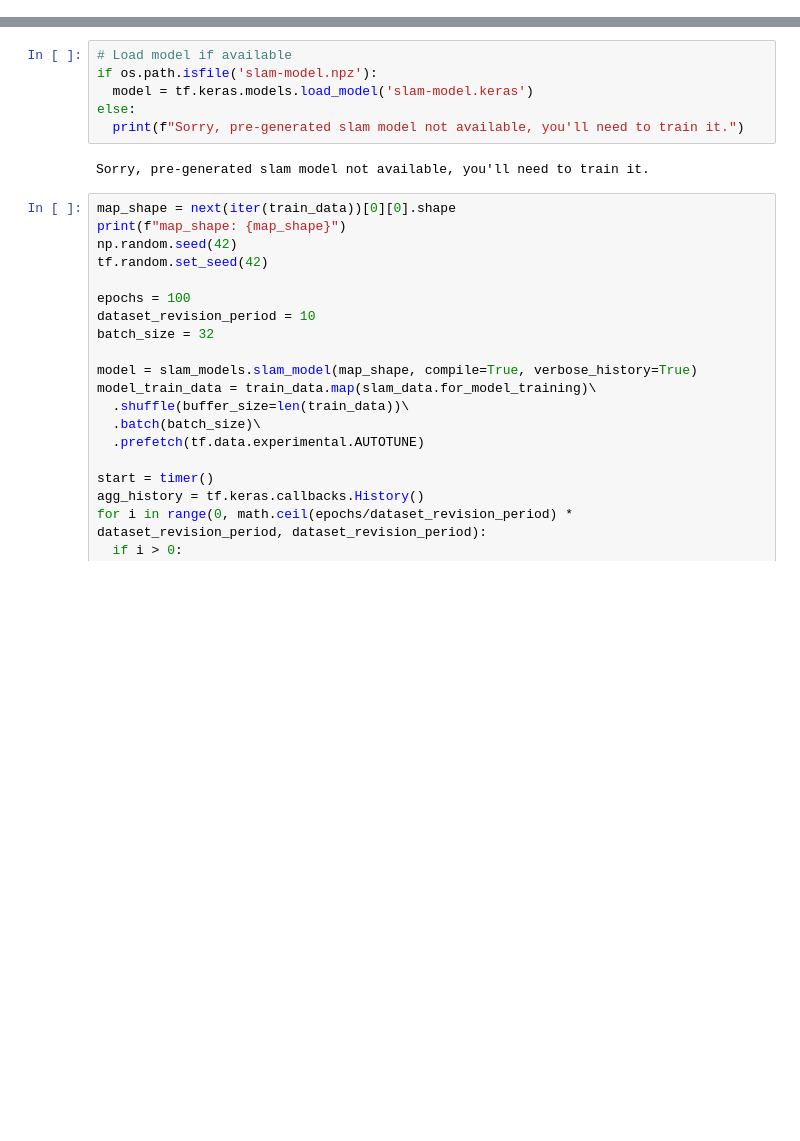
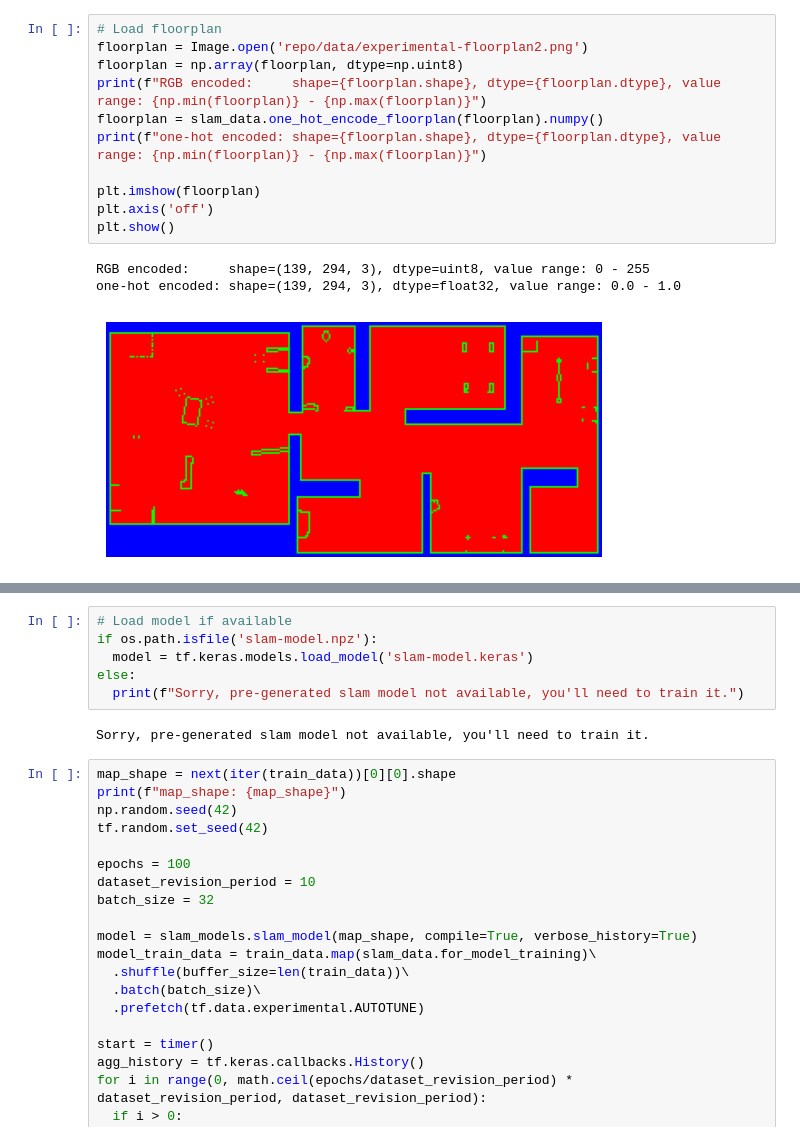
Before and after one commit to malcolmlett/robovac, a Jupyter notebook: SLAM.ipynb, the cells around one changed output, grey strips where cells are left out. Drawn from its saved outputs; the diff is of its cells as text; blank space fills up the shorter version.

Commit message:
Latest version of SLAM notebook. Added notes on dataset

```diff
--- a/SLAM.ipynb
+++ b/SLAM.ipynb
@@ -124,0 +136,15 @@ slam_data_test.run_test_suite()
+# %%
+# Load floorplan
+floorplan = Image.open('repo/data/experimental-floorplan2.png')
+floorplan = np.array(floorplan, dtype=np.uint8)
+print(f"RGB encoded:     shape={floorplan.shape}, dtype={floorplan.dtype}, value range: {np.min(floorplan)} - {np.max(floorplan)}")
+floorplan = slam_data.one_hot_encode_floorplan(floorplan).numpy()
+print(f"one-hot encoded: shape={floorplan.shape}, dtype={floorplan.dtype}, value range: {np.min(floorplan)} - {np.max(floorplan)}")
+
+plt.imshow(floorplan)
+plt.axis('off')
+plt.show()
+# %% [output]
+RGB encoded:     shape=(139, 294, 3), dtype=uint8, value range: 0 - 255
+one-hot encoded: shape=(139, 294, 3), dtype=float32, value range: 0.0 - 1.0
+[figure, added]
```
Also changed, not shown: parts of 27 cells of this notebook.
